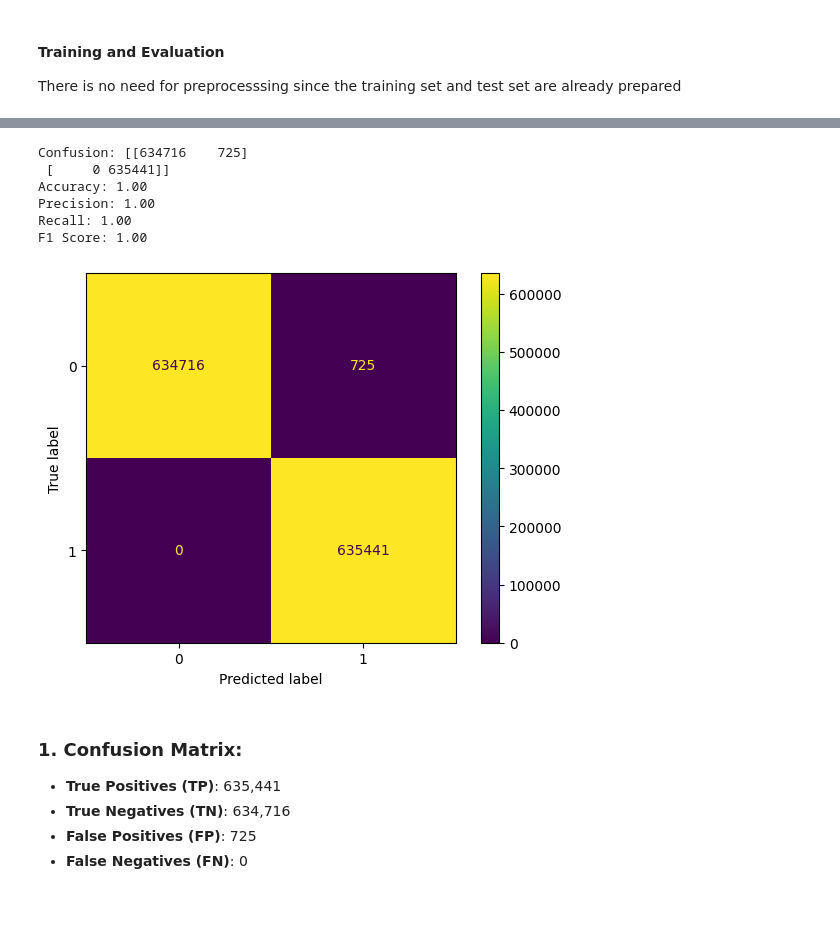
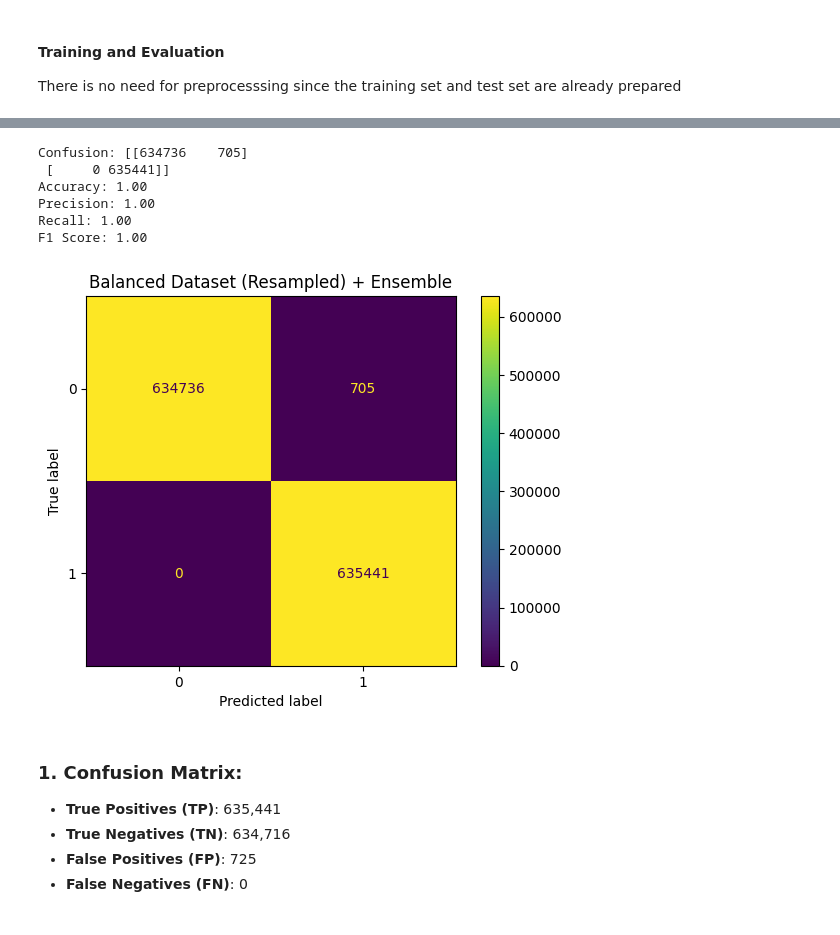
Before and after one commit to spectralcodex/momo-fincrime, a Jupyter notebook: fincrime.ipynb, the cells around one changed output, grey strips where cells are left out. Drawn from its saved outputs; the diff is of its cells as text; code cells hidden in the pictures.

```diff
--- a/fincrime.ipynb
+++ b/fincrime.ipynb
@@ -1182,0 +1277,24 @@ from sklearn.ensemble import VotingClassifier
+# %%
+# Initialize and train the model
+gb_model = GradientBoostingClassifier(n_estimators=120, random_state=42)
+gb_model.fit(X_train, y_train)
+
+# initialize predictions
+y_pred_gb = gb_model.predict(X_test)
+
+
+cm4 = confusion_matrix(y_test, y_pred_gb, labels=gb_model.classes_)
+accuracy = accuracy_score(y_test, y_pred_gb)
+precision = precision_score(y_test, y_pred_gb)
+recall = recall_score(y_test, y_pred_gb)
+f1 = f1_score(y_test, y_pred_gb)
+print(f"Confusion: {cm4}")
+print(f"Accuracy: {accuracy:.2f}")
+print(f"Precision: {precision:.2f}")
+print(f"Recall: {recall:.2f}")
+print(f"F1 Score: {f1:.2f}\n")
+
+cm4_disp = ConfusionMatrixDisplay(confusion_matrix=cm4, display_labels=gb_model.classes_)
+cm4_disp.plot()
+plt.title('Balanced Dataset (Resampled) + Boosting')
+plt.show()
@@ -1222,29 +1386,30 @@ Classification Report:
    macro avg       1.00      1.00      1.00   1270882
 weighted avg       1.00      1.00      1.00   1270882
 # %%
-cm3 = confusion_matrix(y_test, y_pred_clf, labels=ensemble_clf.classes_)
+cm5 = confusion_matrix(y_test, y_pred_clf, labels=ensemble_clf.classes_)
 accuracy = accuracy_score(y_test, y_pred_clf)
 precision = precision_score(y_test, y_pred_clf)
 recall = recall_score(y_test, y_pred_clf)
 f1 = f1_score(y_test, y_pred_clf)
-print(f"Confusion: {cm3}")
+print(f"Confusion: {cm5}")
 print(f"Accuracy: {accuracy:.2f}")
 print(f"Precision: {precision:.2f}")
 print(f"Recall: {recall:.2f}")
 print(f"F1 Score: {f1:.2f}\n")
 # %% [output]
-Confusion: [[634716    725]
+Confusion: [[634736    705]
  [     0 635441]]
 Accuracy: 1.00
 Precision: 1.00
 Recall: 1.00
 F1 Score: 1.00
 # %%
-cm3_disp = ConfusionMatrixDisplay(confusion_matrix=cm3, display_labels=classifier.classes_)
-cm3_disp.plot()
+cm5_disp = ConfusionMatrixDisplay(confusion_matrix=cm5, display_labels=ensemble_clf.classes_)
+cm5_disp.plot()
+plt.title('Balanced Dataset (Resampled) + Ensemble')
 plt.show()
 # %% [output]
-[figure, old version]
+[figure, new version]
 # %% [markdown]
 ### **1. Confusion Matrix**:
    - **True Positives (TP)**: 635,441
```
Also changed, not shown: parts of 25 cells of this notebook, 12 other files.
